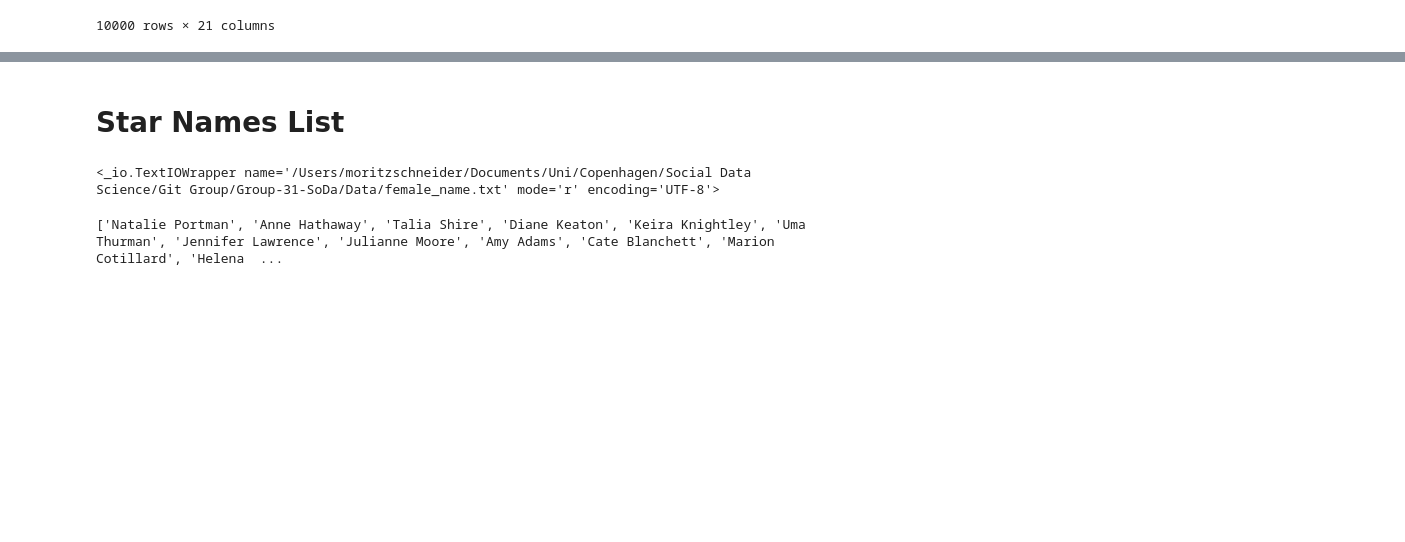
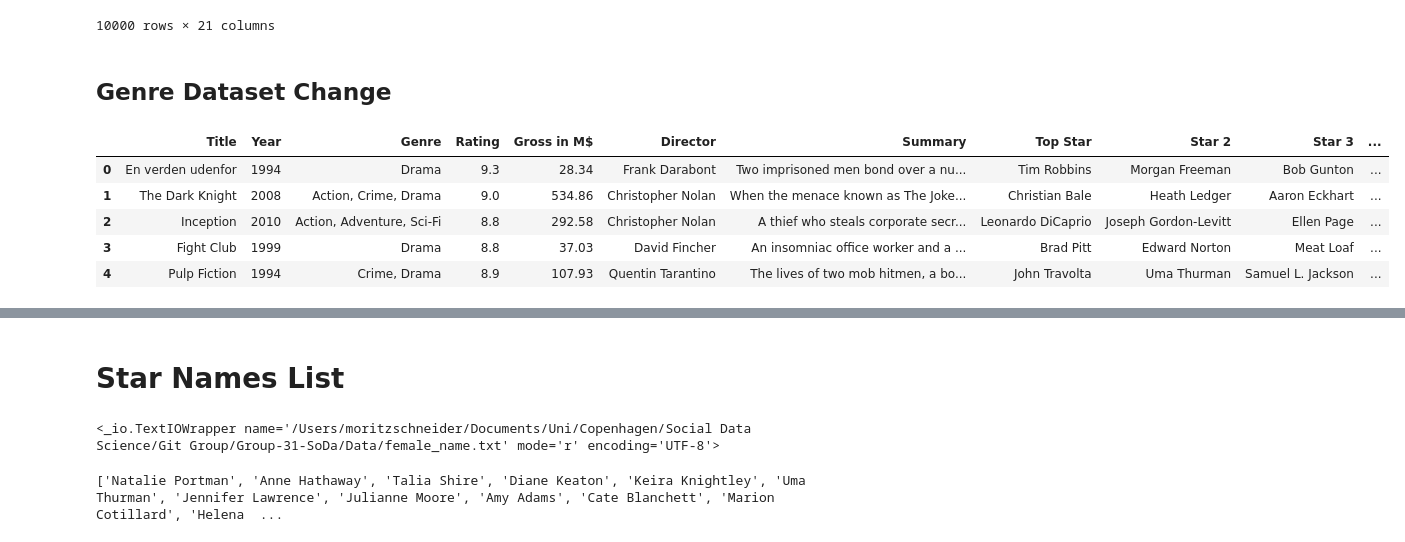
Before and after one commit to jbjornholm/Group-31-SoDa, a Jupyter notebook: Moritz/Exam/Exam_project.ipynb, the cells around one changed output, grey strips where cells are left out. Cells and saved outputs as stored; diff of their text form; code cells hidden in the pictures; blank space fills up the shorter version.

```diff
--- a/Moritz/Exam/Exam_project.ipynb
+++ b/Moritz/Exam/Exam_project.ipynb
@@ -152,6 +152,7 @@ df
 # clean Gross column
 df["Gross"] = df["Gross"].str.replace("M","")
 df["Gross"] = df["Gross"].str.replace("$","")
+df["Director"] = df["Director"].str.replace('"',"")
 df = df.rename({"Gross": "Gross in M$"}, axis=1)
 df
 # %% [output]
@@ -253,3 +254,13 @@ df
 | 9998 | The Accidental Prime Minister | 2019 | Biography, Drama | 6.1 | NaN | Vijay Ratnakar Gutte | Explores Manmohan Singh's tenure ... | Anupam Kher | Aahana Kumra | Akshaye Khanna | ... |
 | 9999 | Mama's Boy | 2007 | Comedy, Drama | 5.2 | NaN | Tim Hamilton | A twenty-nine year-old slacker wh... | Diane Keaton | Jon Heder | Jeff Daniels | ... |
 10000 rows × 14 columns
+# %%
+for e in range(0,10000):
+    if "[" in df["Director"][e]:
+        df["Director"][e] = df["Director"][e].split(",")[0].replace("[","").replace("'","")
+        print(df["Director"][e])
+    else:
+        pass
+
+df["Director"]
+#df
@@ -545,3 +616,15 @@ df
 | 9998 | The Accidental Prime Minister | 2019 | Biography, Drama | 6.1 | NaN | Vijay Ratnakar Gutte | Explores Manmohan Singh's tenure ... | Anupam Kher | Aahana Kumra | Akshaye Khanna | ... |
 | 9999 | Mama's Boy | 2007 | Comedy, Drama | 5.2 | NaN | Tim Hamilton | A twenty-nine year-old slacker wh... | Diane Keaton | Jon Heder | Jeff Daniels | ... |
 10000 rows × 21 columns
+# %% [markdown]
+## Genre Dataset Change
+# %%
+df2 = df.copy()
+df2.head()
+# %% [output]
+|  | Title | Year | Genre | Rating | Gross in M$ | Director | Summary | Top Star | Star 2 | Star 3 | ... |
+| 0 | En verden udenfor | 1994 | Drama | 9.3 | 28.34 | Frank Darabont | Two imprisoned men bond over a nu... | Tim Robbins | Morgan Freeman | Bob Gunton | ... |
+| 1 | The Dark Knight | 2008 | Action, Crime, Drama | 9.0 | 534.86 | Christopher Nolan | When the menace known as The Joke... | Christian Bale | Heath Ledger | Aaron Eckhart | ... |
+| 2 | Inception | 2010 | Action, Adventure, Sci-Fi | 8.8 | 292.58 | Christopher Nolan | A thief who steals corporate secr... | Leonardo DiCaprio | Joseph Gordon-Levitt | Ellen Page | ... |
+| 3 | Fight Club | 1999 | Drama | 8.8 | 37.03 | David Fincher | An insomniac office worker and a ... | Brad Pitt | Edward Norton | Meat Loaf | ... |
+| 4 | Pulp Fiction | 1994 | Crime, Drama | 8.9 | 107.93 | Quentin Tarantino | The lives of two mob hitmen, a bo... | John Travolta | Uma Thurman | Samuel L. Jackson | ... |
```
Also changed, not shown: parts of 5 cells of this notebook, 5 other files.
